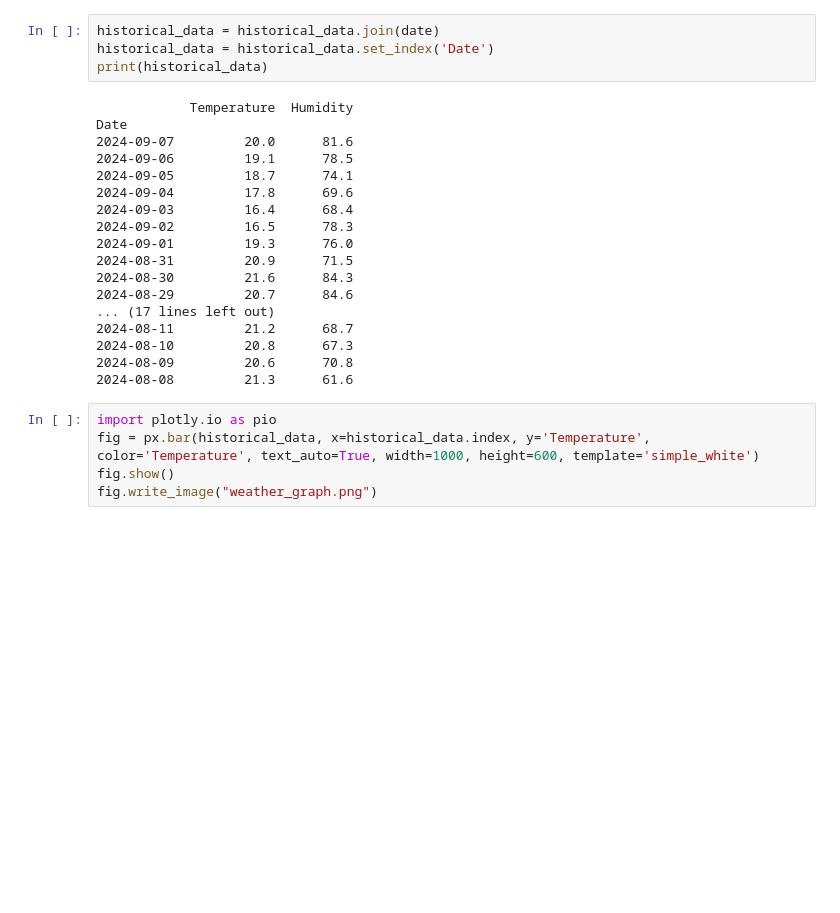
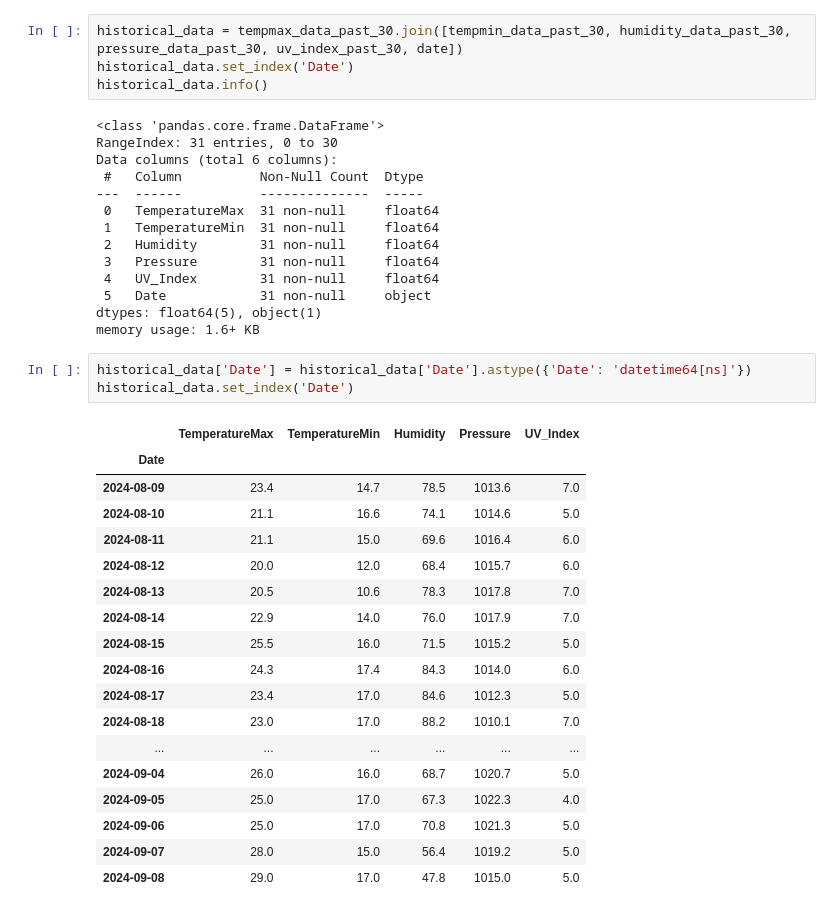
Before and after one commit to Szafranerio/Python, a Jupyter notebook: Python_Fun_Projects/historical_data_analysis.ipynb, the cells around one changed output. Cells and saved outputs as stored; diff of their text form; blank space fills up the shorter version.

Commit message:
data analysis

```diff
--- a/Python_Fun_Projects/historical_data_analysis.ipynb
+++ b/Python_Fun_Projects/historical_data_analysis.ipynb
@@ -75,27 +67,40 @@ print(date)
 # %%
-historical_data = historical_data.join(date)
-historical_data = historical_data.set_index('Date')
-print(historical_data)
+historical_data = tempmax_data_past_30.join([tempmin_data_past_30, humidity_data_past_30, pressure_data_past_30, uv_index_past_30, date])
+historical_data.set_index('Date')
+historical_data.info()
 # %% [output]
-            Temperature  Humidity
-Date
-2024-09-07         20.0      81.6
-2024-09-06         19.1      78.5
-2024-09-05         18.7      74.1
-2024-09-04         17.8      69.6
-2024-09-03         16.4      68.4
-2024-09-02         16.5      78.3
-2024-09-01         19.3      76.0
-2024-08-31         20.9      71.5
-2024-08-30         21.6      84.3
-2024-08-29         20.7      84.6
-... (17 lines left out)
-2024-08-11         21.2      68.7
-2024-08-10         20.8      67.3
-2024-08-09         20.6      70.8
-2024-08-08         21.3      61.6
+<class 'pandas.core.frame.DataFrame'>
+RangeIndex: 31 entries, 0 to 30
+Data columns (total 6 columns):
+ #   Column          Non-Null Count  Dtype
+---  ------          --------------  -----
+ 0   TemperatureMax  31 non-null     float64
+ 1   TemperatureMin  31 non-null     float64
+ 2   Humidity        31 non-null     float64
+ 3   Pressure        31 non-null     float64
+ 4   UV_Index        31 non-null     float64
+ 5   Date            31 non-null     object
+dtypes: float64(5), object(1)
+memory usage: 1.6+ KB
-# %%
-import plotly.io as pio
-fig = px.bar(historical_data, x=historical_data.index, y='Temperature', color='Temperature', text_auto=True, width=1000, height=600, template='simple_white')
-fig.show()
-fig.write_image("weather_graph.png")
+# %%
+historical_data['Date'] = historical_data['Date'].astype({'Date': 'datetime64[ns]'})
+historical_data.set_index('Date')
+# %% [output]
+|  | TemperatureMax | TemperatureMin | Humidity | Pressure | UV_Index |
+| Date |  |  |  |  |  |
+| 2024-08-09 | 23.4 | 14.7 | 78.5 | 1013.6 | 7.0 |
+| 2024-08-10 | 21.1 | 16.6 | 74.1 | 1014.6 | 5.0 |
+| 2024-08-11 | 21.1 | 15.0 | 69.6 | 1016.4 | 6.0 |
+| 2024-08-12 | 20.0 | 12.0 | 68.4 | 1015.7 | 6.0 |
+| 2024-08-13 | 20.5 | 10.6 | 78.3 | 1017.8 | 7.0 |
+| 2024-08-14 | 22.9 | 14.0 | 76.0 | 1017.9 | 7.0 |
+| 2024-08-15 | 25.5 | 16.0 | 71.5 | 1015.2 | 5.0 |
+| 2024-08-16 | 24.3 | 17.4 | 84.3 | 1014.0 | 6.0 |
+| 2024-08-17 | 23.4 | 17.0 | 84.6 | 1012.3 | 5.0 |
+| 2024-08-18 | 23.0 | 17.0 | 88.2 | 1010.1 | 7.0 |
+| ... | ... | ... | ... | ... | ... |
+| 2024-09-04 | 26.0 | 16.0 | 68.7 | 1020.7 | 5.0 |
+| 2024-09-05 | 25.0 | 17.0 | 67.3 | 1022.3 | 4.0 |
+| 2024-09-06 | 25.0 | 17.0 | 70.8 | 1021.3 | 5.0 |
+| 2024-09-07 | 28.0 | 15.0 | 56.4 | 1019.2 | 5.0 |
+| 2024-09-08 | 29.0 | 17.0 | 47.8 | 1015.0 | 5.0 |
```
Also changed, not shown: parts of 11 cells of this notebook.
